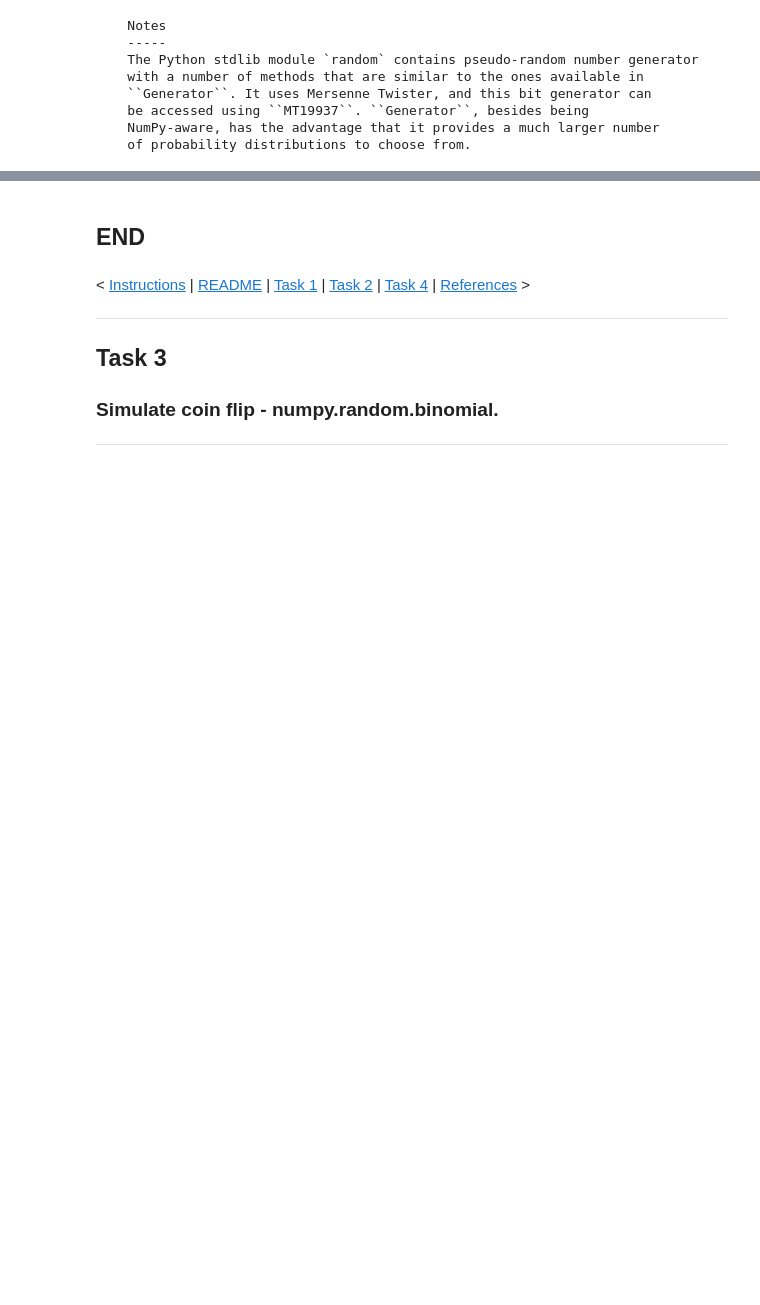
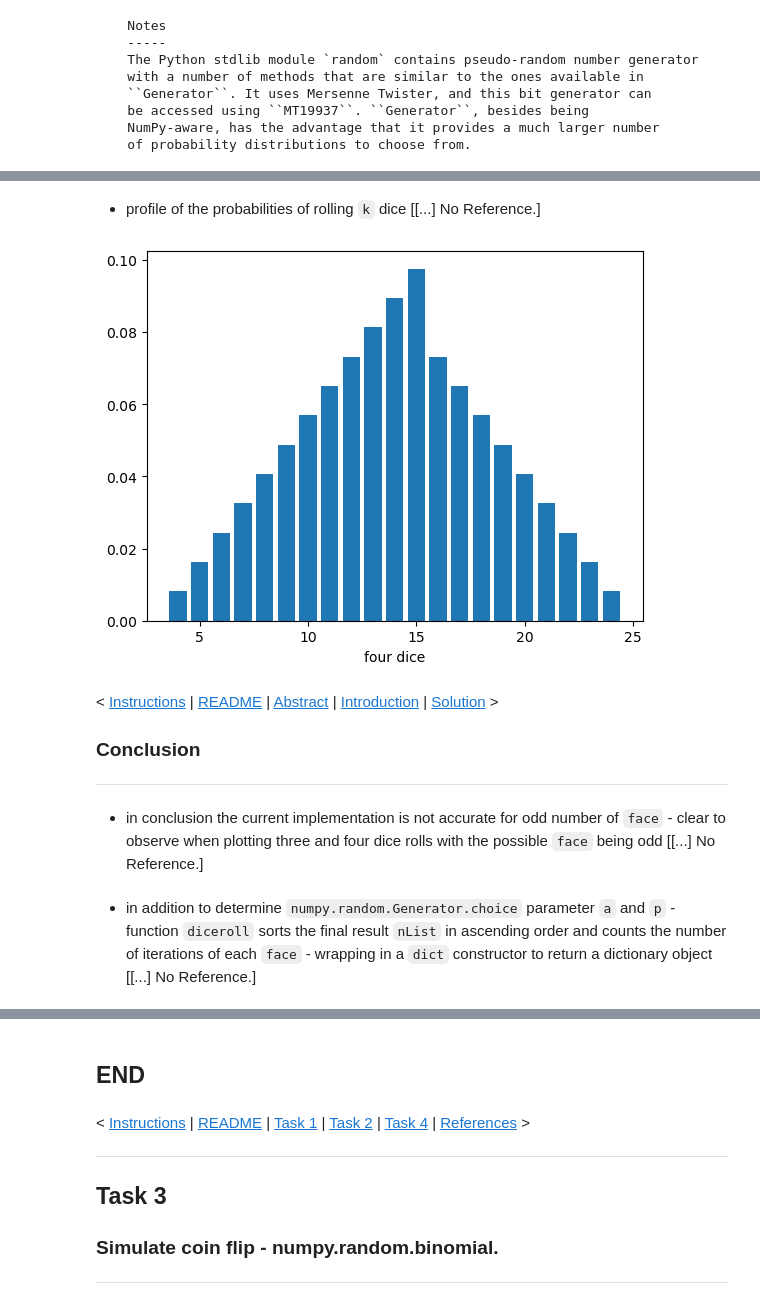
Before and after one commit to E6985/fda-tasks, a Jupyter notebook: Fundamentals-of-Data-Analysis-Tasks-2020.ipynb, the cells around one changed output, grey strips where cells are left out. Cells and saved outputs as stored; diff of their text form; code cells hidden in the pictures; blank space fills up the shorter version.

```diff
--- a/Fundamentals-of-Data-Analysis-Tasks-2020.ipynb
+++ b/Fundamentals-of-Data-Analysis-Tasks-2020.ipynb
@@ -750,0 +840,7 @@ n=3 # roll die/dice
+# %%
+k=4 # physical dice
+# %%
+# numpy.random.Generator.choice - parameter a
+a=list((range(k,s*k+1)))
+print("<length>       : %d"%len(a))
+print(a)
@@ -750,0 +850,15 @@ n=3 # roll die/dice
+# %%
+# numpy.random.Generator.choice - parameter p
+# ---------- step:1 ----------
+nMasterDie=list((range(1,s*k+1)))
+print("<length>       : %d"%len(nMasterDie))
+print(nMasterDie)
+# ---------- step:2 ----------
+nSplitMaster=nMasterDie[:int(len(nMasterDie)/2)]
+nDie=nSplitMaster+nSplitMaster[len(nSplitMaster)-k::-1]
+print("<length>       : %d"%len(nDie))
+print(nDie)
+# ---------- step:3 ----------
+p=[float(i)/sum(nDie) for i in nDie]
+print("<length>       : %d"%len(p))
+print(p)
@@ -751,3 +872,20 @@ n=3 # roll die/dice
+# %% [markdown]
+- profile of the probabilities of rolling ``k`` dice [[...] No Reference.]
+# %%
+# package matplotlib - module pyplot
+plt.bar(a,p);
+plt.xlabel("four dice");
+# %% [output]
+[figure, added]
+# %% [markdown]
+< [Instructions](#top) | [README](https://github.com/E6985/fda-tasks/blob/main/README.md) | [Abstract](#task-2-abstract) | [Introduction](#task-2-introduction) | [Solution](#task-2-solution) >
+<a id="task-2-conclusion"></a>
+### Conclusion
+***
+# %% [markdown]
+- in conclusion the current implementation is not accurate for odd number of ``face`` - clear to observe when plotting three and four dice rolls with the possible ``face`` being odd [[...] No Reference.]
+# %% [markdown]
+- in addition to determine ``numpy.random.Generator.choice`` parameter ``a`` and ``p`` - function ``diceroll`` sorts the final result ``nList`` in ascending order and counts the number of iterations of each ``face`` - wrapping in a ``dict`` constructor to return a dictionary object [[...] No Reference.]
 # %%
 k=1
 n=1000
```
Also changed, not shown: parts of 153 cells of this notebook.
